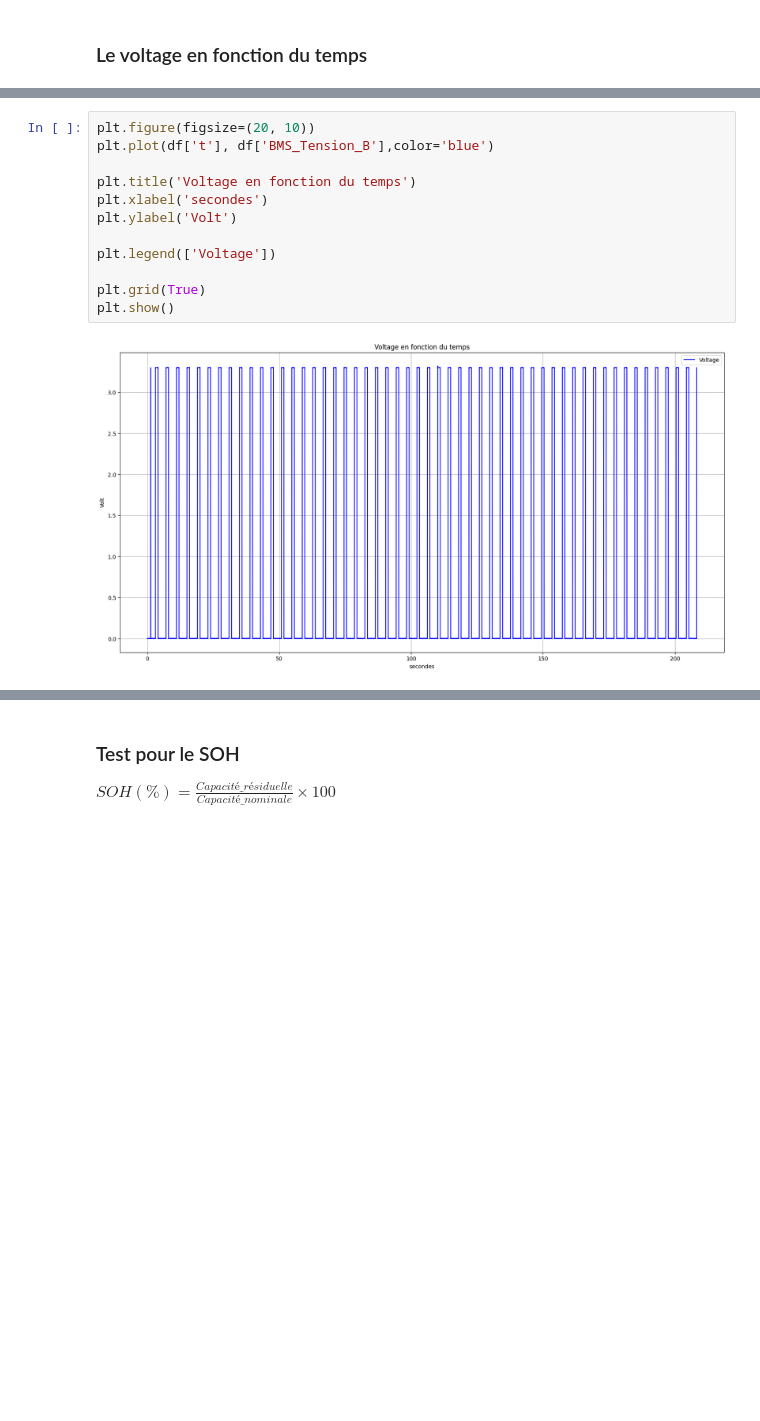
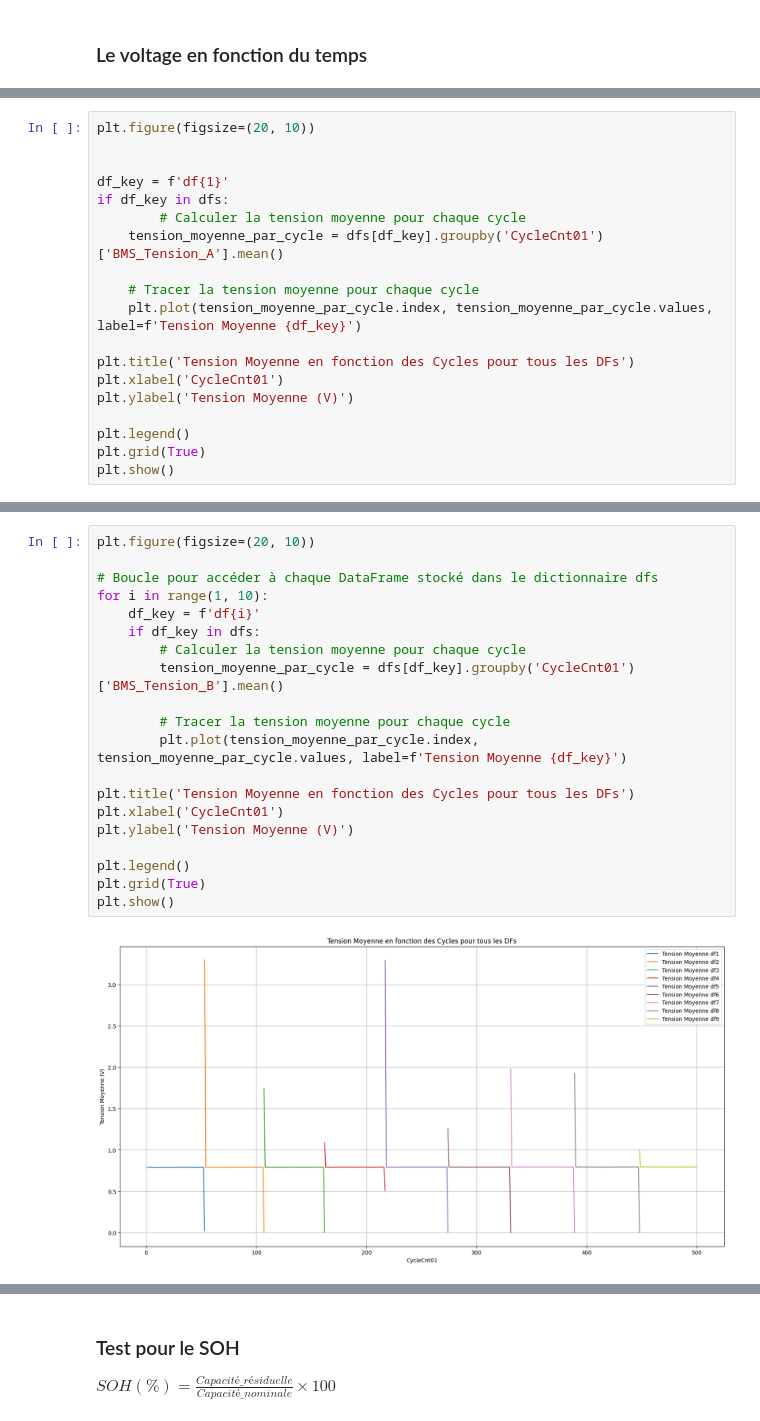
Before and after one commit to Aslam1232/Test_Stage, a Jupyter notebook: Test_stage (3) (1).ipynb, the cells around one changed output, grey strips where cells are left out. Drawn from its saved outputs; the diff is of its cells as text; blank space fills up the shorter version.

```diff
--- a/Test_stage (3) (1).ipynb
+++ b/Test_stage (3) (1).ipynb
@@ -69,0 +125,19 @@ df.BMS_Tension_A.corr(df.BMS_Tension_B)
+# %%
+plt.figure(figsize=(20, 10))
+
+
+df_key = f'df{1}'
+if df_key in dfs:
+        # Calculer la tension moyenne pour chaque cycle
+    tension_moyenne_par_cycle = dfs[df_key].groupby('CycleCnt01')['BMS_Tension_A'].mean()
+
+    # Tracer la tension moyenne pour chaque cycle
+    plt.plot(tension_moyenne_par_cycle.index, tension_moyenne_par_cycle.values, label=f'Tension Moyenne {df_key}')
+
+plt.title('Tension Moyenne en fonction des Cycles pour tous les DFs')
+plt.xlabel('CycleCnt01')
+plt.ylabel('Tension Moyenne (V)')
+
+plt.legend()
+plt.grid(True)
+plt.show()
@@ -84,14 +193,22 @@ plt.show()
 # %%
 plt.figure(figsize=(20, 10))
-plt.plot(df['t'], df['BMS_Tension_B'],color='blue')
 
-plt.title('Voltage en fonction du temps')
-plt.xlabel('secondes')
-plt.ylabel('Volt')
+# Boucle pour accéder à chaque DataFrame stocké dans le dictionnaire dfs
+for i in range(1, 10):
+    df_key = f'df{i}'
+    if df_key in dfs:
+        # Calculer la tension moyenne pour chaque cycle
+        tension_moyenne_par_cycle = dfs[df_key].groupby('CycleCnt01')['BMS_Tension_B'].mean()
 
-plt.legend(['Voltage'])
+        # Tracer la tension moyenne pour chaque cycle
+        plt.plot(tension_moyenne_par_cycle.index, tension_moyenne_par_cycle.values, label=f'Tension Moyenne {df_key}')
 
+plt.title('Tension Moyenne en fonction des Cycles pour tous les DFs')
+plt.xlabel('CycleCnt01')
+plt.ylabel('Tension Moyenne (V)')
+
+plt.legend()
 plt.grid(True)
 plt.show()
 # %% [output]
-[figure, old version]
+[figure, new version]
```
Also changed, not shown: parts of 26 cells of this notebook.
